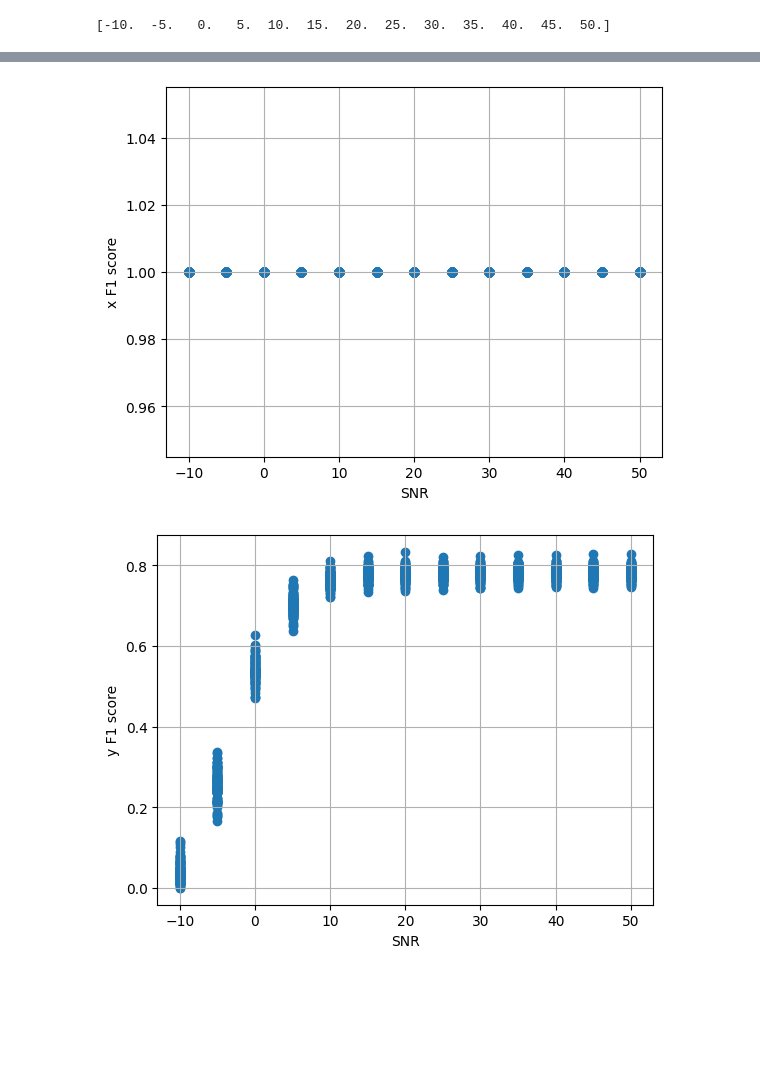
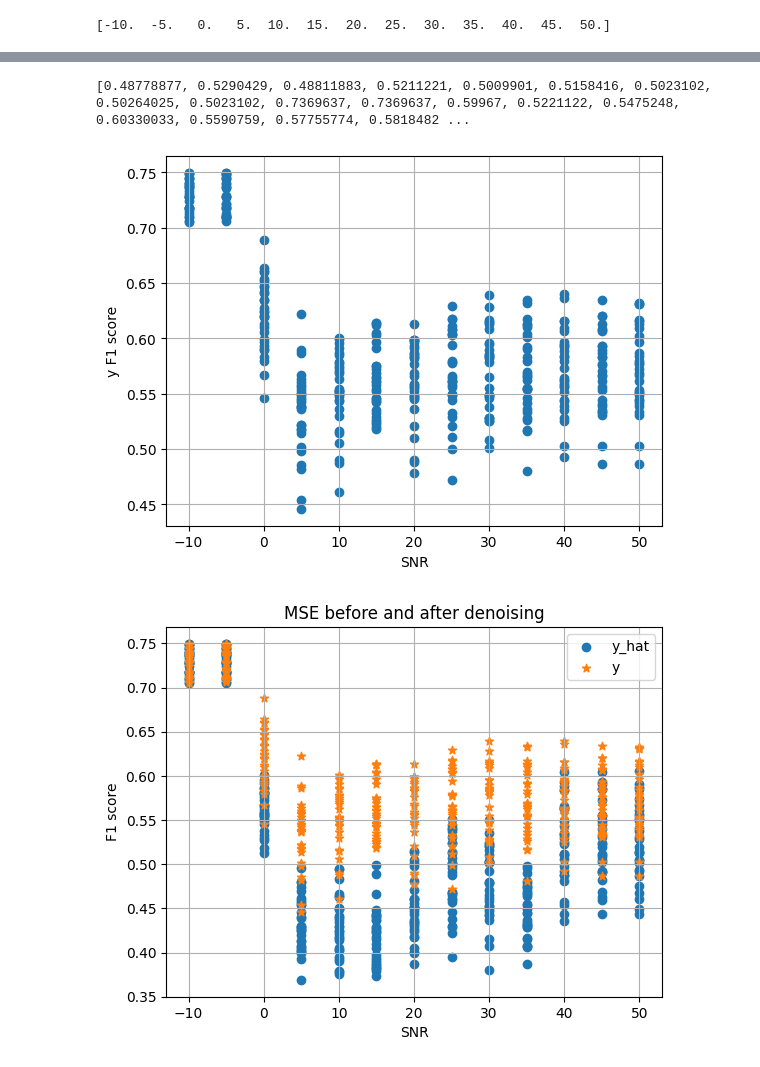
Before and after one commit to hadasbenisty/sparse-representation-neuro, a Jupyter notebook: behavioral_liniar_analysis/simulated_data_behave_snr_comperrison.ipynb, the cells around one changed output, grey strips where cells are left out. Drawn from its saved outputs; the diff is of its cells as text; code cells hidden in the pictures; blank space fills up the shorter version.

```diff
--- a/behavioral_liniar_analysis/simulated_data_behave_snr_comperrison.ipynb
+++ b/behavioral_liniar_analysis/simulated_data_behave_snr_comperrison.ipynb
@@ -190,7 +193,7 @@ class create_behave_dataset_matrix(Dataset):
         return  self.data[idx], self.label[idx]
 # %%
 snr_list = [(10,0.15),(15,0.15),(20,0.1),(25,0.05),(30,0.05),(35,0.1),(40,0),(45,0),(50,0),(-10,0.9),(-5,0.5),(0,0.3),(5,0.25)]
-#snr_list = [(5,0.25)]
+snr_list = [(10,0.15)]
 # %%
 x_f1_score = []
 y_f1_score = []
@@ -232,21 +236,17 @@ for itr in range(1):
       modified_tensor = torch.zeros_like(padded_tensor).to(device)
       indices_of_ones = torch.nonzero(padded_tensor).squeeze()
       for index in indices_of_ones:
-        modified_tensor[index-1:index+3] = 1
+        modified_tensor[index-2:index+3] = torch.tensor([-1,3,3,3,-1]).to(device)
 
-    x_f1_score = []
-    y_f1_score = []
-    y_hat_f1_score = []
-    x_hat_f1_score = []
     print(f"For SNR = {cur_snr}")
-    print("On x")
-    x_f1_score.append(check_naive_classifiers(x, b,'x'))
-    print("On y")
-    y_f1_score.append(check_naive_classifiers(y, modified_tensor,'y'))
-    print("On y_hat")
-    y_hat_f1_score.append(check_naive_classifiers(y_hat, modified_tensor,'y_hat'))
-    #print("on x_hat")
-    #x_hat_f1_score.append(check_naive_classifiers(x_hat, modified_tensor,'x_hat',optim_params = True))
+    #print("On x")
+    #x_f1_score.append(check_naive_classifiers(x, b,'x'))
+    #print("On y")
+    #y_f1_score.append(check_naive_classifiers(y, modified_tensor,'y',optim_params = False))
+    #print("On y_hat")
+    #y_hat_f1_score.append(check_naive_classifiers(y_hat, modified_tensor,'y_hat',optim_params = False))
+    print("on x_hat")
+    x_hat_f1_score.append(check_naive_classifiers(x_hat, modified_tensor,'x',optim_params = False))
     cur_snr_list.append(cur_snr)
 
   # reset x for new study
@@ -292,19 +289,23 @@ utils.vis_filters(h)
 [figure]
 # %%
-plt.scatter(cur_snr_list,x_f1_score, marker='o')
+print(y_f1_score)
+plt.scatter(cur_snr_list,y_f1_score, marker='o')
 plt.xlabel('SNR')
-plt.ylabel('x F1 score')
+plt.ylabel('y F1 score')
 plt.title('')
 plt.grid(True)
 plt.show()
 # %% [output]
+[0.48778877, 0.5290429, 0.48811883, 0.5211221, 0.5009901, 0.5158416, 0.5023102, 0.50264025, 0.5023102, 0.7369637, 0.7369637, 0.59967, 0.5221122, 0.5475248, 0.60330033, 0.5590759, 0.57755774, 0.5818482 ...
-[figure, old version]
+[figure, new version]
 # %%
-plt.scatter(cur_snr_list,y_f1_score, marker='o')
+plt.scatter(cur_snr_list, y_hat_f1_score, marker='o')
+plt.scatter(cur_snr_list,y_f1_score, marker='*')
 plt.xlabel('SNR')
-plt.ylabel('y F1 score')
-plt.title('')
+plt.ylabel('F1 score')
+plt.legend(['y_hat','y'])
+plt.title('MSE before and after denoising')
 plt.grid(True)
 plt.show()
 # %% [output]
-[figure, old version]
+[figure, new version]
```
Also changed, not shown: parts of 8 cells of this notebook, 16 other files.
